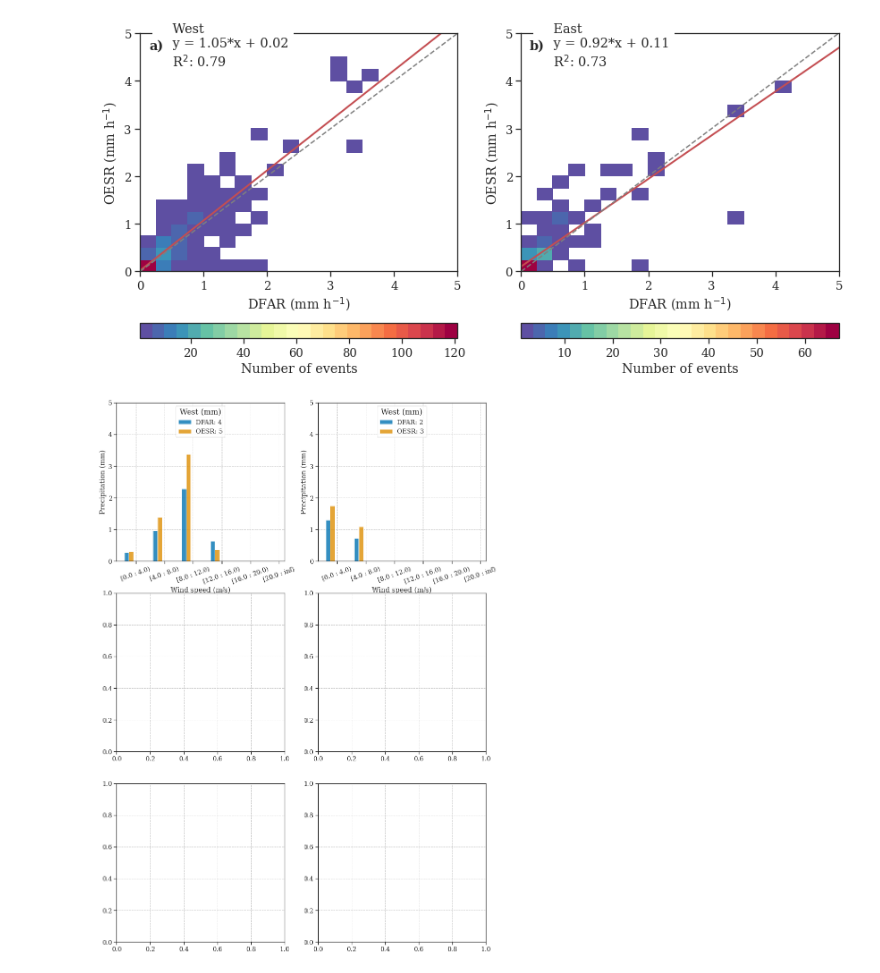
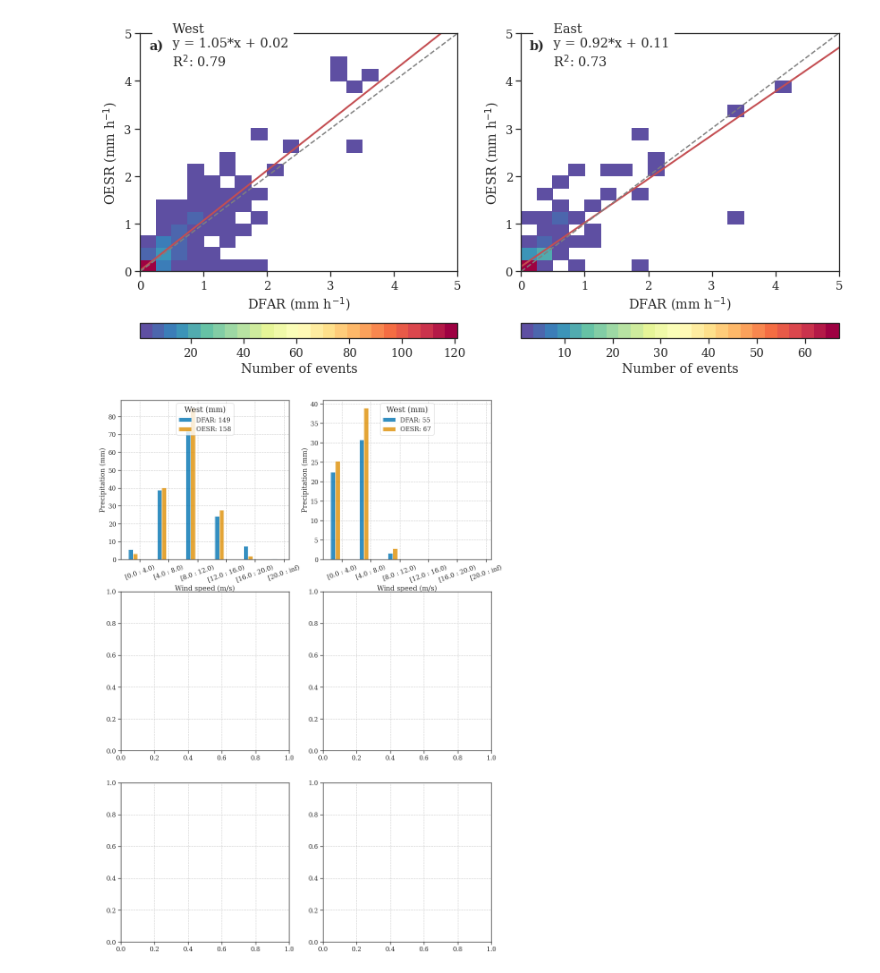
Before and after one commit to franzihe/Haukeliseter_16_17, a Jupyter notebook: write_nc_precip_day_wind_regime_temp_condition_V2.ipynb, the cells around one changed output. Saved outputs shown, nothing was run; the diff lists cells and outputs as text; code cells hidden in the pictures.

```diff
--- a/write_nc_precip_day_wind_regime_temp_condition_V2.ipynb
+++ b/write_nc_precip_day_wind_regime_temp_condition_V2.ipynb
@@ -535,6 +535,10 @@ ax.set_yticks(np.arange(3,27, step = 3))
 ax.set_yticklabels(np.arange(3, 27, step = 3));
 # %% [output]
 [figure]
+# %%
+obs['WS_hourly'] = obs['WS'][59::60].reset_index(drop=True)
+# %%
+ret['WS_hourly'] = ret['WS'][59::60].reset_index(drop=True)
 # %%
 obs['precip_west_hourly'] = obs['precip_west'].groupby(obs['precip_west'].index // 60).sum()
 ret['precip_west_hourly'] = ret['precip_west'].groupby(ret['precip_west'].index // 60).sum()
@@ -678,19 +682,19 @@ obs['precip_east_ws'] = [obs['precip_east_hourly_0_4'].sum().sum(),
 # %%
 #West
-ret['precip_west_ws'] = [ret['precip_west_hourly_0_4'].sum().sum(),
-           ret['precip_west_hourly_4_8'].sum().sum(),
-           ret['precip_west_hourly_8_12'].sum().sum(),
-           ret['precip_west_hourly_12_16'].sum().sum(),
-           ret['precip_west_hourly_16_20'].sum().sum(),
-           ret['precip_west_hourly_20'].sum().sum()]
+ret['precip_west_ws'] = [ret['precip_west_hourly_0_4'].sum(axis=1, skipna= True).sum(),
+           ret['precip_west_hourly_4_8'].sum(axis=1, skipna= True).sum(),
+           ret['precip_west_hourly_8_12'].sum(axis=1, skipna= True).sum(),
+           ret['precip_west_hourly_12_16'].sum(axis=1, skipna= True).sum(),
+           ret['precip_west_hourly_16_20'].sum(axis=1, skipna= True).sum(),
+           ret['precip_west_hourly_20'].sum(axis=1, skipna= True).sum()]
 
 #East
-ret['precip_east_ws'] = [ret['precip_east_hourly_0_4'].sum().sum(),
-           ret['precip_east_hourly_4_8'].sum().sum(),
-           ret['precip_east_hourly_8_12'].sum().sum(),
-           ret['precip_east_hourly_12_16'].sum().sum(),
-           ret['precip_east_hourly_16_20'].sum().sum(),
-           ret['precip_east_hourly_20'].sum().sum()]
+ret['precip_east_ws'] = [ret['precip_east_hourly_0_4'].sum(axis=1, skipna= True).sum(),
+           ret['precip_east_hourly_4_8'].sum(axis=1, skipna= True).sum(),
+           ret['precip_east_hourly_8_12'].sum(axis=1, skipna= True).sum(),
+           ret['precip_east_hourly_12_16'].sum(axis=1, skipna= True).sum(),
+           ret['precip_east_hourly_16_20'].sum(axis=1, skipna= True).sum(),
+           ret['precip_east_hourly_20'].sum(axis=1, skipna= True).sum()]
 # %%
 def plt_bar_obs_ret_meps(axs, west, x, observation):
     bar_width = 0.16
@@ -708,25 +712,25 @@ def plt_bar_obs_ret_meps(axs, west, x, observation):
 # %%
 fig, axsm = plt.subplots(3, 2, figsize = [14,21])
 axs = axsm.flatten()
 
 #West
 plt_bar_obs_ret_meps(axs[0], obs['precip_west_ws'], -2, 'DFAR')
 plt_bar_obs_ret_meps(axs[0], ret['precip_west_ws'], -1, 'OESR')
 
 
 
 
 #East
 plt_bar_obs_ret_meps(axs[1], obs['precip_east_ws'], -2, 'DFAR')
 plt_bar_obs_ret_meps(axs[1], ret['precip_east_ws'], -1, 'OESR')
 
 for i in range(2):
     axs[i].legend(loc = 'upper center',
               fancybox=True, facecolor ='white', title = 'West (mm)', title_fontsize=16)
     axs[i].set_ylabel('Precipitation (mm)')
-    axs[i].set_ylim([0, 5])
+#    axs[i].set_ylim([0, 5])
 # %% [output]
-[figure, old version]
+[figure, new version]
 # %%
         # Eklima data
 
```
Also changed, not shown: parts of 3 cells of this notebook.
